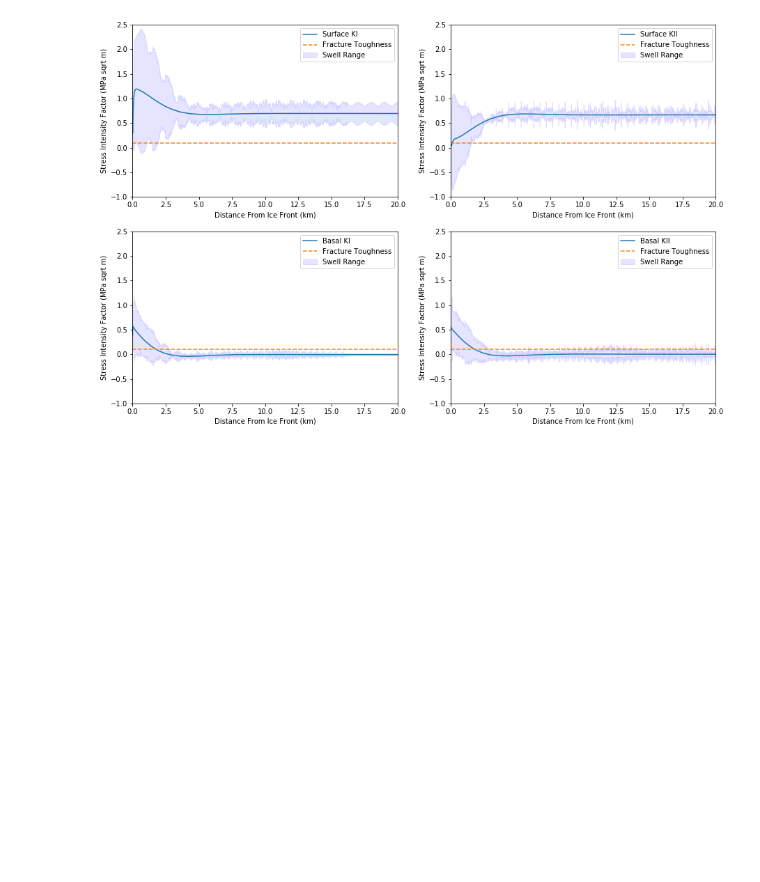
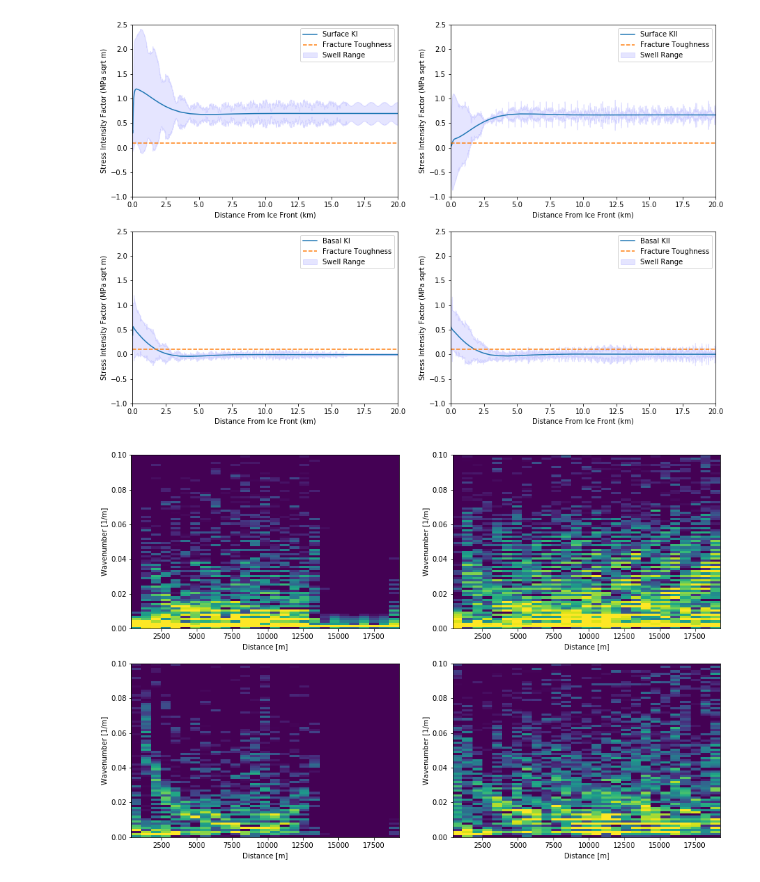
Before and after one commit to bradlipovsky/crevasserator, a Jupyter notebook: crevasse-model-parameter-space.ipynb, the cells around one changed output. Cells and saved outputs as stored; diff of their text form; code cells hidden in the pictures; blank space fills up the shorter version.

Commit message:
Added a 'wavenumber-spectrogram' figure to show wavelengths

```diff
--- a/crevasse-model-parameter-space.ipynb
+++ b/crevasse-model-parameter-space.ipynb
@@ -220,3 +220,21 @@ for i,this_ax in enumerate((ax1,ax2,ax3,ax4)):
 #     ax2.plot(Lcs_swell,np.unwrap(np.array(output[i])[:,0]),'.r')
 # %% [output]
 [figure]
+# %%
+from scipy.signal import spectrogram
+
+fs = 0.5
+
+fig, ((ax1,ax2),(ax3,ax4)) = plt.subplots(2,2,figsize=(15,10))
+
+for i,this_ax in enumerate((ax1,ax2,ax3,ax4)):
+
+    x = np.array(output[i])[:,1]/1e6
+    f, t, Sxx = spectrogram(x, fs,nperseg=400)
+    this_ax.pcolormesh(t, f, np.log10(Sxx),vmin=-3,vmax=-1)
+    this_ax.set_ylim((0,0.1))
+    this_ax.set_ylabel('Wavenumber [1/m]')
+    this_ax.set_xlabel('Distance [m]')
+#     this_ax.colorbar(c)
+# %% [output]
+[figure, added]
```
